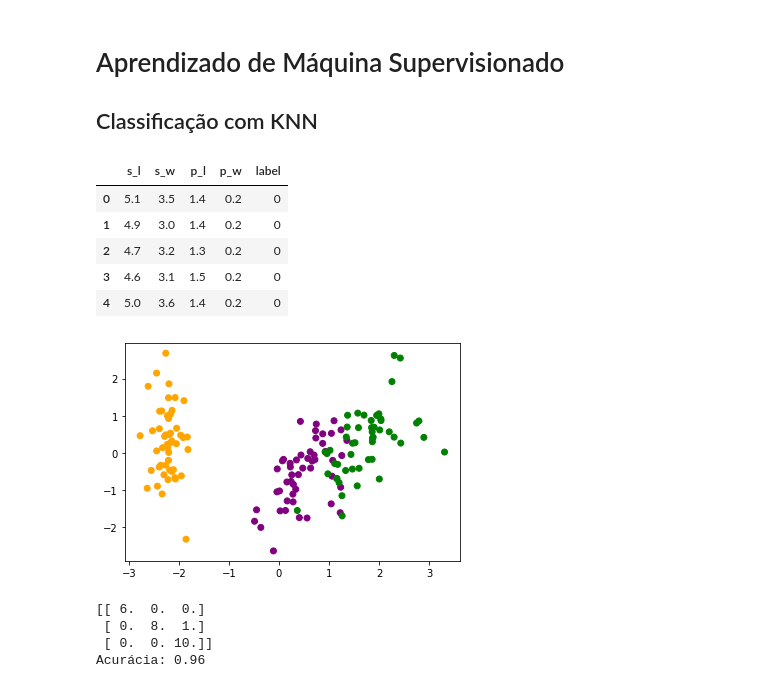
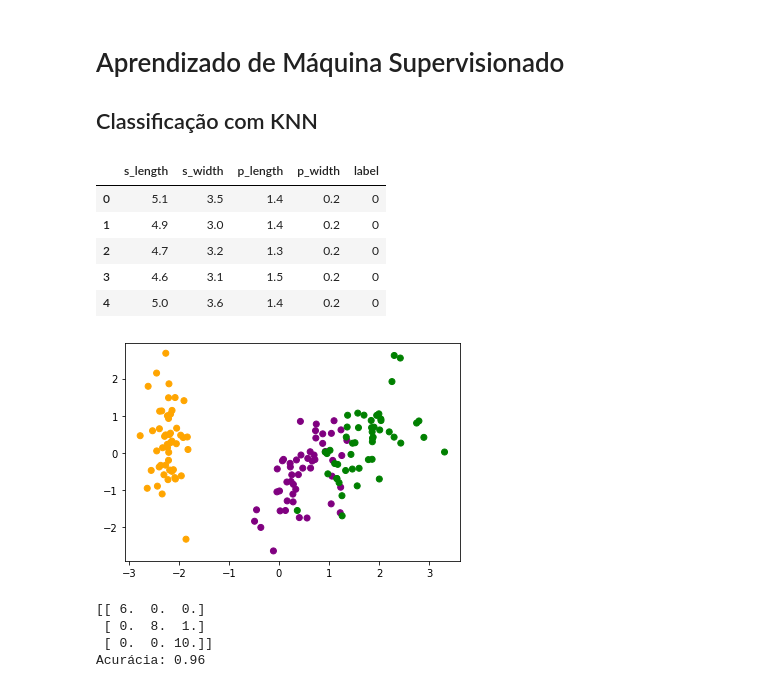
Before and after one commit to franconoronha/treinamento-h2ia, a Jupyter notebook: 8_KNN.ipynb, the cells around one changed output. Saved outputs shown, nothing was run; the diff lists cells and outputs as text; code cells hidden in the pictures.

```diff
--- a/8_KNN.ipynb
+++ b/8_KNN.ipynb
@@ -13,23 +13,23 @@ from sklearn.datasets import load_iris
 # %%
 iris = load_iris()
 data = pd.DataFrame(iris.data)
 target = iris.target
-data.columns = ["sepal_length", "sepal_width", "petal_length", "petal_width"]
+data.columns = ["s_length", "s_width", "p_length", "p_width"]
 
 pca = PCA(n_components=2)
 data_array = StandardScaler().fit_transform(data)
 data_array = pca.fit_transform(data_array)
 
 colors = ["orange", "purple", "green"]
 plt.scatter(data_array[:,0], data_array[:,1], c = [colors[i] for i in target])
 
 t = np.reshape(target, (len(target),1))
 data_array = np.append(data_array, t, axis=1)
 
 data["label"] = target
 data.head()
 # %% [output]
-|  | s_l | s_w | p_l | p_w | label |
+|  | s_length | s_width | p_length | p_width | label |
 | 0 | 5.1 | 3.5 | 1.4 | 0.2 | 0 |
 | 1 | 4.9 | 3.0 | 1.4 | 0.2 | 0 |
 | 2 | 4.7 | 3.2 | 1.3 | 0.2 | 0 |
```
